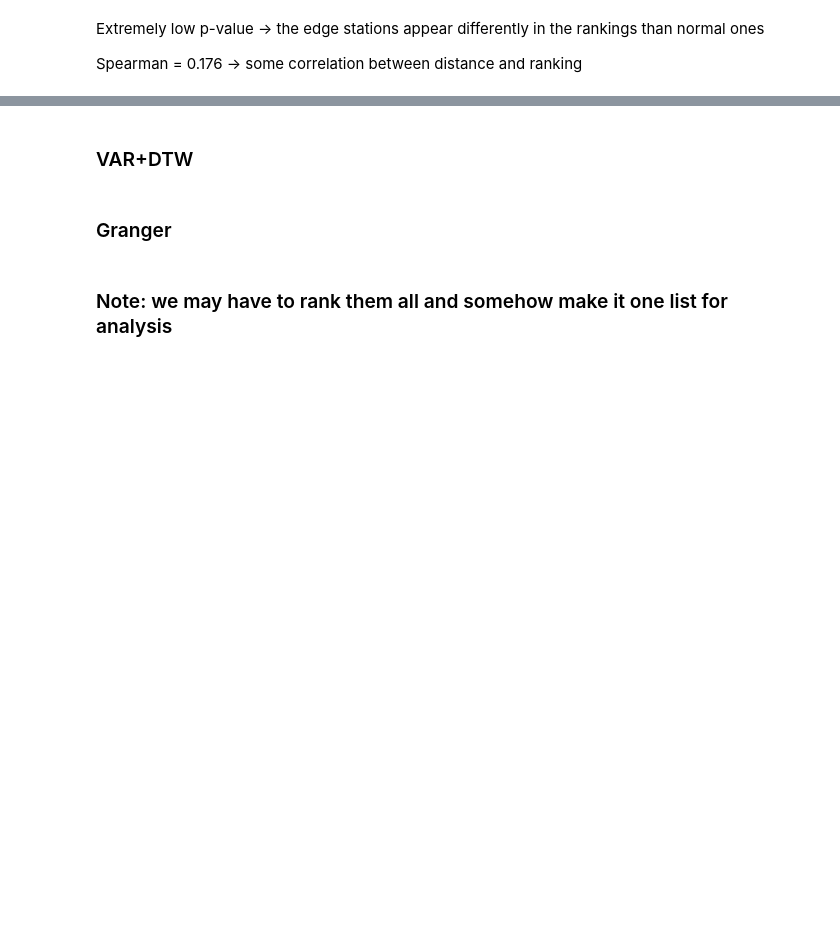
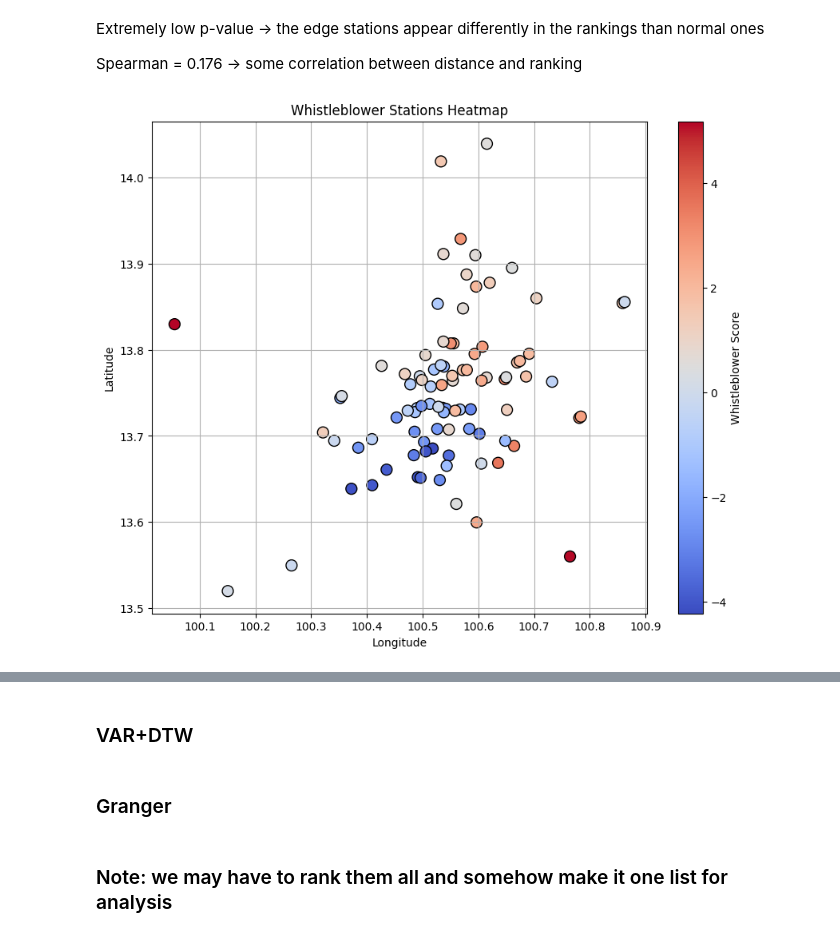
Before and after one commit to GemsLoveNLP/PM25, a Jupyter notebook: eda.ipynb, the cells around one changed output, grey strips where cells are left out. Saved outputs shown, nothing was run; the diff lists cells and outputs as text; code cells hidden in the pictures; blank space fills up the shorter version.

```diff
--- a/eda.ipynb
+++ b/eda.ipynb
@@ -728,5 +775,6 @@ plot_average_over_time(df_smoothed)
 # %%
 df_smoothed.index = pd.to_datetime(df_smoothed.index)
-chunks = chunk_trend(df_smoothed, min_chunk_length=12)
+# chunks = chunk_trend(df_smoothed, min_chunk_length=12)
+chunks = chunk_trend_using_smoothed_breakpoints(df_trend=df_trend,df_smoothed=df_smoothed,min_chunk_length=6)
 print(f"Number of chunks: {len(chunks)}")
 # %% [output]
@@ -734,7 +782,7 @@ Number of chunks: 29
 # %%
 wb_rankings = []
 for idx, chunk in enumerate(chunks):
-    wb_ranking = whistleblower_analysis(chunk['data'],max_lag=24)
+    wb_ranking = whistleblower_analysis(chunk['data'],max_lag=6)
     wb_rankings.append(wb_ranking)
     print(f"Chunk {idx} ({chunk['trend_sign']} from {chunk['start']} to {chunk['end']}):")
     print(wb_ranking.head())  # shows top 5 whistleblower stations
@@ -941,0 +1016,5 @@ Spearman = 0.176 -> some correlation between distance and ranking
+# %%
+# Create the heatmap for the whistleblower rankings
+plot_whistleblower_heatmap(df_geo, wb_rankings[0])
+# %% [output]
+[figure, added]
```
Also changed, not shown: parts of 11 cells of this notebook.
